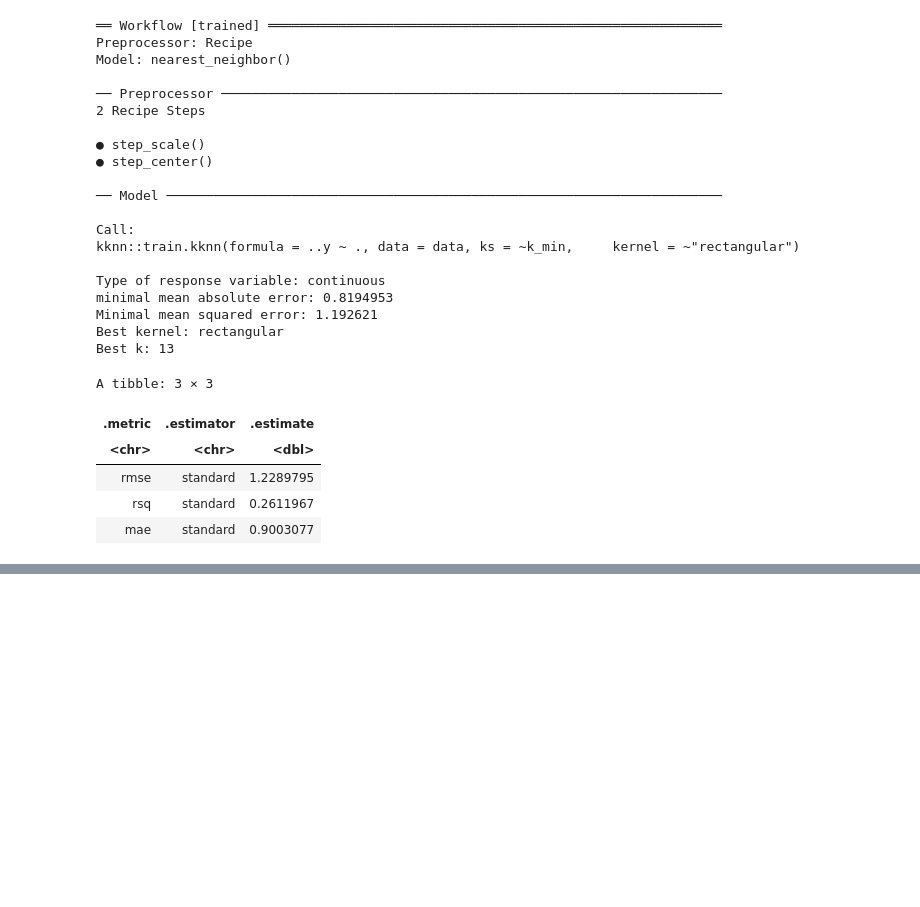
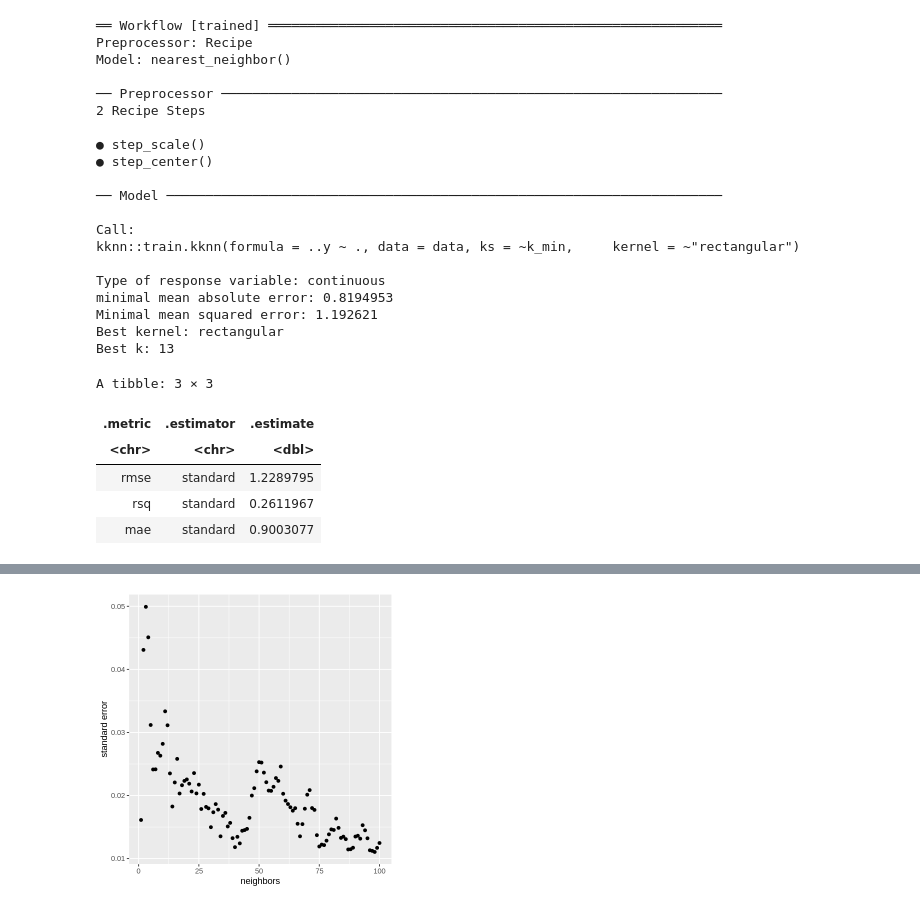
Before and after one commit to brianapavey/Group-Project, a Jupyter notebook: tennis_data_project.ipynb, the cells around one changed output, grey strips where cells are left out. Drawn from its saved outputs; the diff is of its cells as text; code cells hidden in the pictures; blank space fills up the shorter version.

```diff
--- a/tennis_data_project.ipynb
+++ b/tennis_data_project.ipynb
@@ -322 +331,10 @@ plot_rmse
+# %%
+plot_rsq_std_err<- tennis_results%>%
+filter(.metric=="rsq")%>%
+ggplot(aes(x=neighbors, y=std_err))+
+geom_point()+
+labs(x="neighbors", y="standard error")
+plot_rsq_std_err
+# %% [output]
+[figure, added]
 # %%
```
Also changed, not shown: parts of 3 cells of this notebook.
